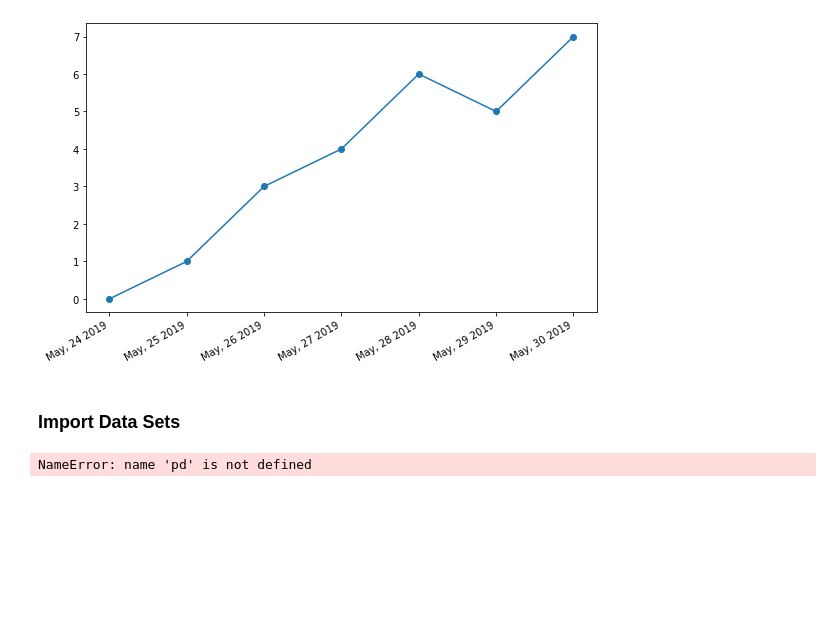
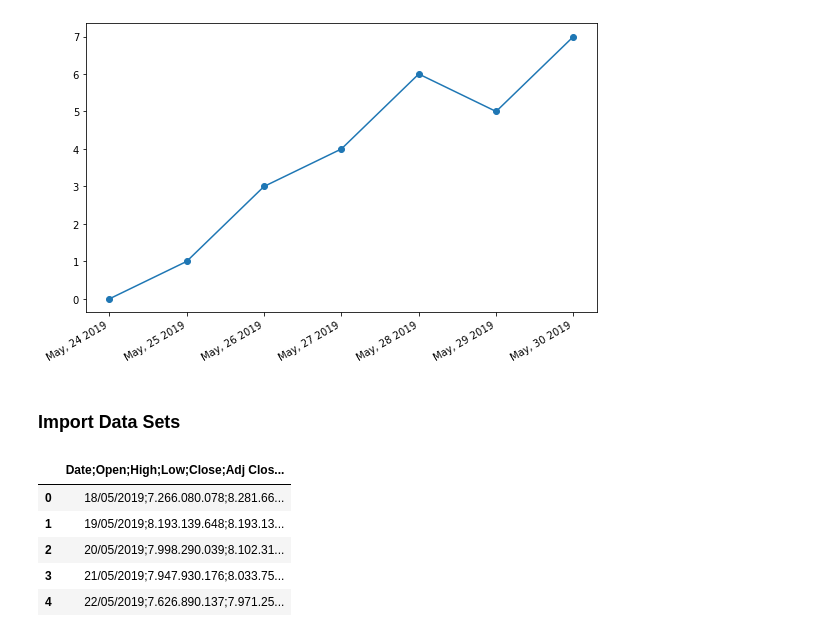
Before and after one commit to arisugiharto/Intermediate_python_batch16, a Jupyter notebook: Materi 5.8 - Time Series.ipynb, the cells around one changed output. Drawn from its saved outputs; the diff is of its cells as text; code cells hidden in the pictures; blank space fills up the shorter version.

```diff
--- a/Materi 5.8 - Time Series.ipynb
+++ b/Materi 5.8 - Time Series.ipynb
@@ -54,7 +55,12 @@ plt.show()
 # %% [markdown]
 ### Import Data Sets
 # %%
-data = pd.read_csv('data_data.csv')
+data = pd.read_csv('data_date.csv')
 data.head()
 # %% [output]
-NameError: name 'pd' is not defined
+|  | Date;Open;High;Low;Close;Adj Clos... |
+| 0 | 18/05/2019;7.266.080.078;8.281.66... |
+| 1 | 19/05/2019;8.193.139.648;8.193.13... |
+| 2 | 20/05/2019;7.998.290.039;8.102.31... |
+| 3 | 21/05/2019;7.947.930.176;8.033.75... |
+| 4 | 22/05/2019;7.626.890.137;7.971.25... |
```
Also changed, not shown: parts of 1 cell of this notebook.
